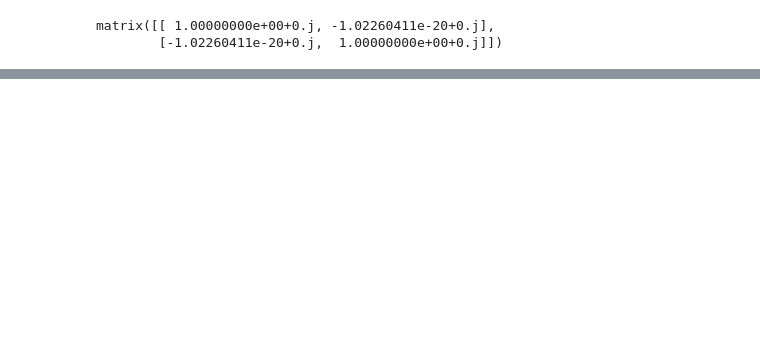
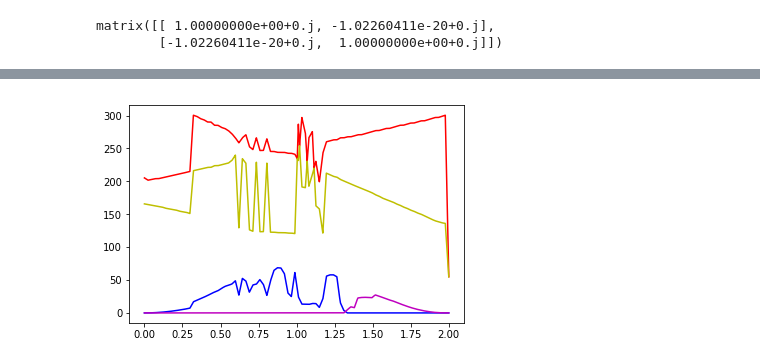
Before and after one commit to d-rocchesso/QVTS, a Jupyter notebook: QVTS.ipynb, the cells around one changed output, grey strips where cells are left out. Saved outputs shown, nothing was run; the diff lists cells and outputs as text; code cells hidden in the pictures; blank space fills up the shorter version.

```diff
--- a/QVTS.ipynb
+++ b/QVTS.ipynb
@@ -714,0 +691,11 @@ savefig('evolutionUpTrace.pdf')
+# %%
+H = np.array([[nzc, nxc - 1j*nyc], [nxc + 1j*nyc, -nzc]])
+intHc = np.cumsum(H, axis=2) # integral of H over all time (cumulative sum)
+Uc = intHc                   # compute the unitary operator U
+for t in range(size(n_z)):
+    Uc[:,:,t] = linalg.expm(-(1j)*intHc[:,:,t])
+rho = np.matrix([[1/3, 0], [0, 2/3]]) # the initial mixed state
+# compute the density matrix at all future times
+rhoT = np.zeros((2, 2, size(n_z)), dtype=complex)
+for t in range(size(n_z)):
+    rhoT[:,:,t] = (np.matrix(Uc[:,:,t])).getH() * rho * Uc[:,:,t]
@@ -714,0 +745,21 @@ savefig('evolutionUpTrace.pdf')
+# %%
+amp_up = np.interp(tfull,tsparse,amplitude_up)
+amp_down = np.interp(tfull,tsparse,amplitude_down)
+amp_noise = np.interp(tfull,tsparse,amplitude_noise)
+noiss = amp_noise*(rand(size(amp_noise)) - 0.5)
+l_up = np.maximum(line1, line2)
+l_down = np.minimum(line1, line2)
+phase_up = np.cumsum(l_up)
+phase_down = np.cumsum(l_down)
+
+line_up = amp_up*(ts1+ts2)*sin(2*np.pi*phase_up/fs) + noiss
+line_down = amp_down*(ts1+ts2)*sin(2*np.pi*phase_down/fs) + noiss
+liness=np.column_stack((line_up, line_down))
+plot(tfull,l_up,color='r')
+plot(tfull,l_down,color='y')
+plot(tfull,amp_up*(ts1+ts2)*300,color='b')
+plot(tfull,amp_down*(ts1+ts2)*300,color='m')
+sd.play(liness, fs)
+UF.wavwrite(liness, fs, "mixed_lines.wav")
+# %% [output]
+[figure, added]
```
Also changed, not shown: parts of 31 cells of this notebook, 11 other files.
